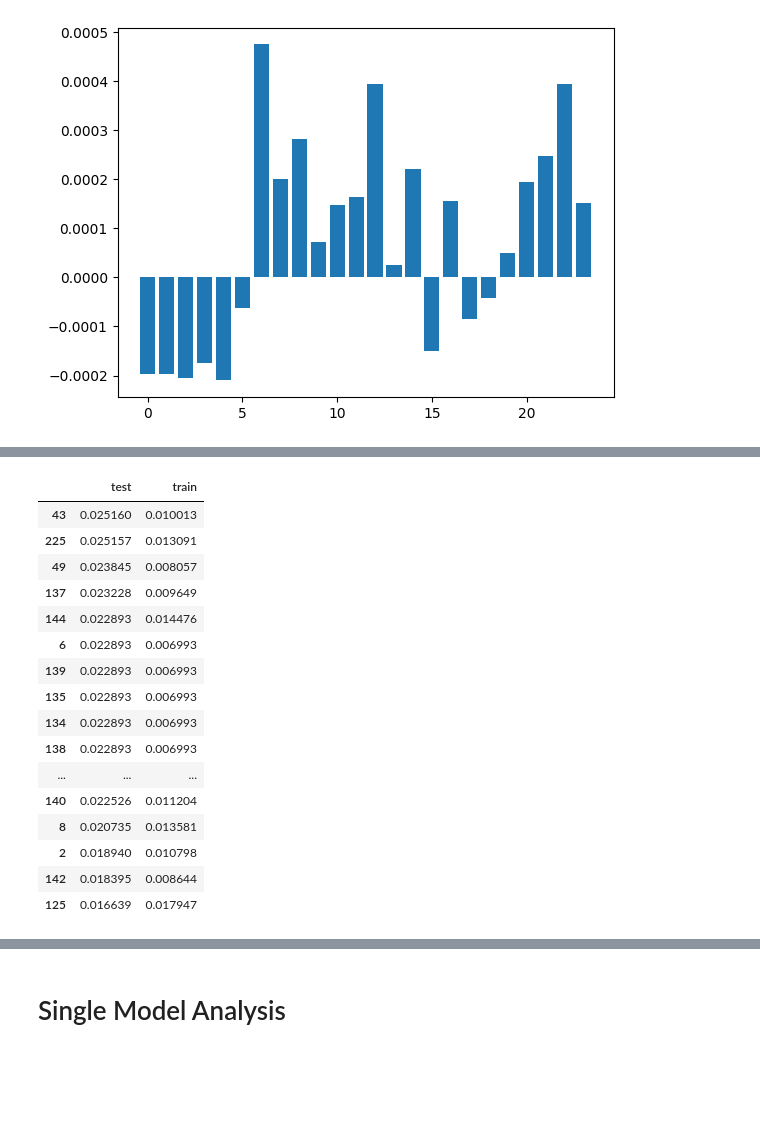
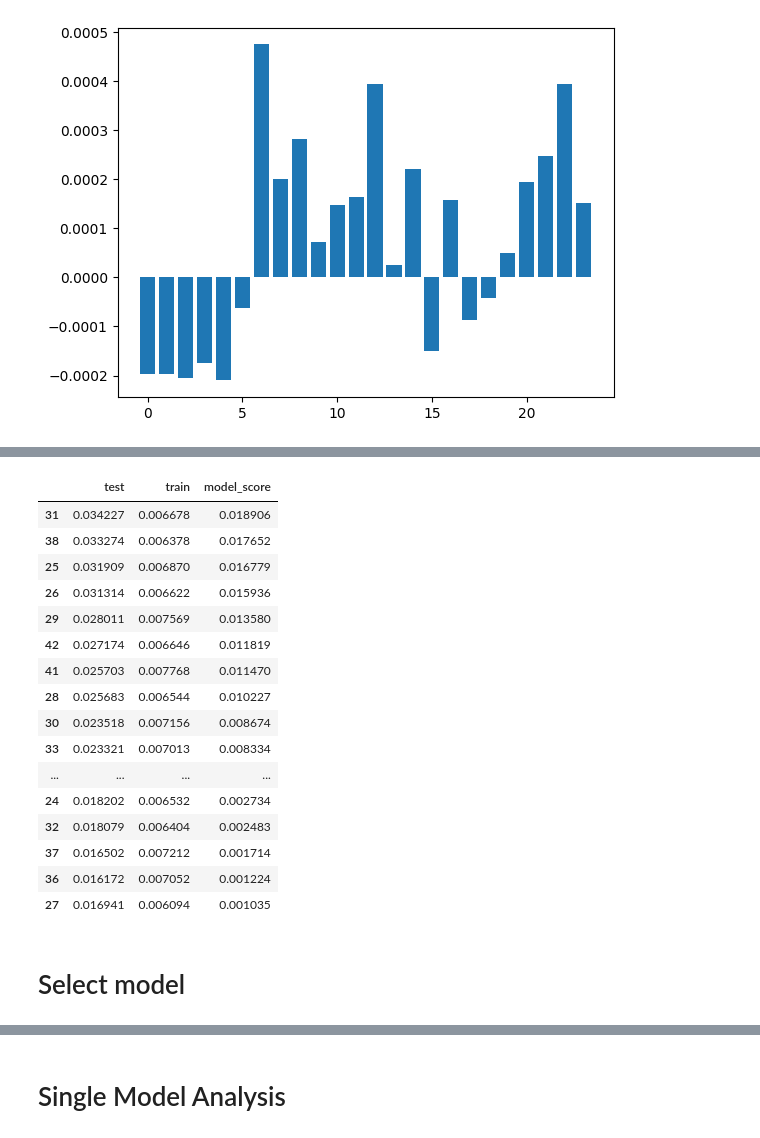
Before and after one commit to adrianbeer/GetaBot, a Jupyter notebook: DecisionTree.ipynb, the cells around one changed output, grey strips where cells are left out. Saved outputs shown, nothing was run; the diff lists cells and outputs as text; code cells hidden in the pictures; blank space fills up the shorter version.

```diff
--- a/DecisionTree.ipynb
+++ b/DecisionTree.ipynb
@@ -296,8 +299,11 @@ def evaluate_model(X_test, best_clf, data, signal_threshold, holding_period, plo
         plt.plot(PF["cumulative_benchmark_returns"], label="Benchmark Returns")
 
         # Add dots where transactions occur
-        plt.scatter(PF.index[transaction_indices], PF["cumulative_strategy_returns"].iloc[transaction_indices],
-                    color='red', marker='o', label='Transactions')
+        plt.scatter(PF.index[transaction_indices],
+                    PF["cumulative_strategy_returns"].iloc[transaction_indices],
+                    color='red',
+                    marker='o',
+                    label='Transactions')
 
         plt.title("Cumulative Returns with Transactions")
         plt.xlabel("Time")
@@ -315,10 +321,10 @@ def find_best_indicators(data: pd.DataFrame, indicators: list, target: str, hold
     # Definiere den Parameterbereich für GridSearch
     param_grid = {
         #'criterion': ['gini', 'entropy'],
-        'max_depth': [2, 3, 4],
+        #'max_depth': [2, 3, 4],
         #'min_samples_split': [2, 5, 10],
         #'min_samples_leaf': [5, 10, 20, 30],
-        'max_features': ['sqrt']
+        #'max_features': ['sqrt']
     }
 
     models = []
@@ -327,11 +333,11 @@ def find_best_indicators(data: pd.DataFrame, indicators: list, target: str, hold
     combos = []
     for r in [1, 2, len(indicators)]:
         for combo in combinations(indicators, r):
-            if len(train_sharpe_ratios) > 1000:
+            if len(train_sharpe_ratios) > 100:
                 break
             print(combo)
             features = list(combo)
-            clf, X_test, X_train = train_model(data, features, target, param_grid=param_grid, estimator=DecisionTreeClassifier(random_state=42))
+            clf, X_test, X_train = train_model(data, features, target, param_grid=param_grid, estimator=XGBClassifier(random_state=42))
 
             train_sharpe = evaluate_model(X_train, clf, signal_threshold=signal_threshold, holding_period=holding_period, data=data, plot=plot)
             test_sharpe = evaluate_model(X_test, clf, signal_threshold=signal_threshold, holding_period=holding_period, data=data, plot=plot)
@@ -362,10 +598,20 @@ features = dt_indicators#["SMA_50_Sig", "SMA_500_Sig", "HMA_50_Sig", "EMA_50_Sig
+# %%
+HOLDING_WINDOW = 175
 # %%
+# Labels erstellen
+labeled_data = create_labels(df_hour, window=HOLDING_WINDOW)
+
+#dt_indicators.extend([f'EMA_{5}', f'EMA_{50}', f'EMA_{500}'])
+# Liste der Indikatoren
+#["SMA_50_Sig", "SMA_500_Sig", "HMA_50_Sig", "EMA_50_Sig", "EMA_500_Sig", "EMA_5_Sig"]#["OBV", "RSI_5", "RSI_10"]#, "RSI_50", "RSI_50", "MACD", "MACD_Signal", "Momentum_10", "StochRSI_10", "StochRSI_20", "StochRSI_50"]
+features = dt_indicators
+
 # Beste Indikatoren finden
-best_model, best_combination, best_sharpe, train_sharpe_ratios, test_sharpe_ratios, models, combos = find_best_indicators(df_hour,
-                                                                                                                    features,
-                                                                                                                    holding_period=HOLDING_WINDOW,
-                                                                                                                    target="label",
-                                                                                                                    signal_threshold=0.55,
-                                                                                                                    plot=False)
+best_model, best_combination, best_sharpe, train_sharpe_ratios, test_sharpe_ratios, models, combos = find_best_indicators(labeled_data,
+                                                                                                                        features,
+                                                                                                                        holding_period=HOLDING_WINDOW,
+                                                                                                                        target="label",
+                                                                                                                        signal_threshold=0.55,
+                                                                                                                        plot=False)
 # %% [output]
 ('OBV',)
@@ -597,23 +843,26 @@ ax.legend()
 # %%
 # Indices which have above average training and test sharpe ratios
 interesting_indices = [idx for idx, val in enumerate(test_sharpe_ratios) if val > test_btc_sharpe and train_sharpe_ratios[idx] > train_btc_sharpe]
-res.iloc[interesting_indices].sort_values("test", ascending=False)
+res["model_score"] = res["test"] - test_btc_sharpe + res["train"] - train_btc_sharpe
+res.iloc[interesting_indices].sort_values("model_score", ascending=False)
 # %% [output]
-|  | test | train |
-| 43 | 0.025160 | 0.010013 |
-| 225 | 0.025157 | 0.013091 |
-| 49 | 0.023845 | 0.008057 |
-| 137 | 0.023228 | 0.009649 |
-| 144 | 0.022893 | 0.014476 |
-| 6 | 0.022893 | 0.006993 |
-| 139 | 0.022893 | 0.006993 |
-| 135 | 0.022893 | 0.006993 |
-| 134 | 0.022893 | 0.006993 |
-| 138 | 0.022893 | 0.006993 |
-| ... | ... | ... |
-| 140 | 0.022526 | 0.011204 |
-| 8 | 0.020735 | 0.013581 |
-| 2 | 0.018940 | 0.010798 |
-| 142 | 0.018395 | 0.008644 |
-| 125 | 0.016639 | 0.017947 |
+|  | test | train | model_score |
+| 31 | 0.034227 | 0.006678 | 0.018906 |
+| 38 | 0.033274 | 0.006378 | 0.017652 |
+| 25 | 0.031909 | 0.006870 | 0.016779 |
+| 26 | 0.031314 | 0.006622 | 0.015936 |
+| 29 | 0.028011 | 0.007569 | 0.013580 |
+| 42 | 0.027174 | 0.006646 | 0.011819 |
+| 41 | 0.025703 | 0.007768 | 0.011470 |
+| 28 | 0.025683 | 0.006544 | 0.010227 |
+| 30 | 0.023518 | 0.007156 | 0.008674 |
+| 33 | 0.023321 | 0.007013 | 0.008334 |
+| ... | ... | ... | ... |
+| 24 | 0.018202 | 0.006532 | 0.002734 |
+| 32 | 0.018079 | 0.006404 | 0.002483 |
+| 37 | 0.016502 | 0.007212 | 0.001714 |
+| 36 | 0.016172 | 0.007052 | 0.001224 |
+| 27 | 0.016941 | 0.006094 | 0.001035 |
+# %% [markdown]
+# Select model
 # %%
```
Also changed, not shown: parts of 21 cells of this notebook.
